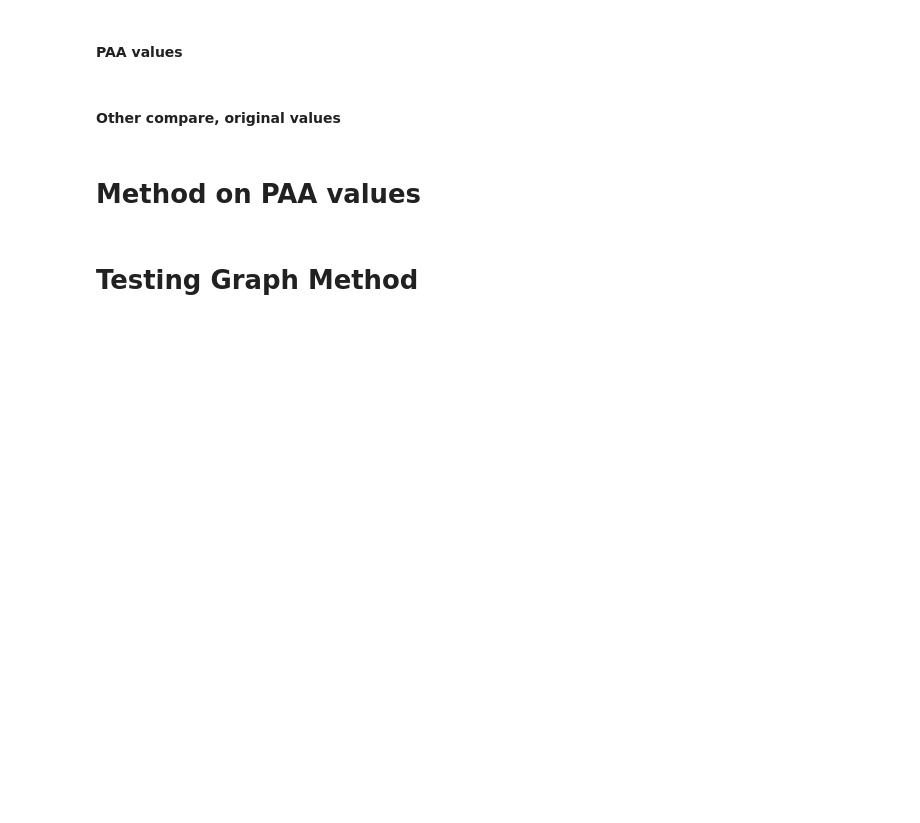
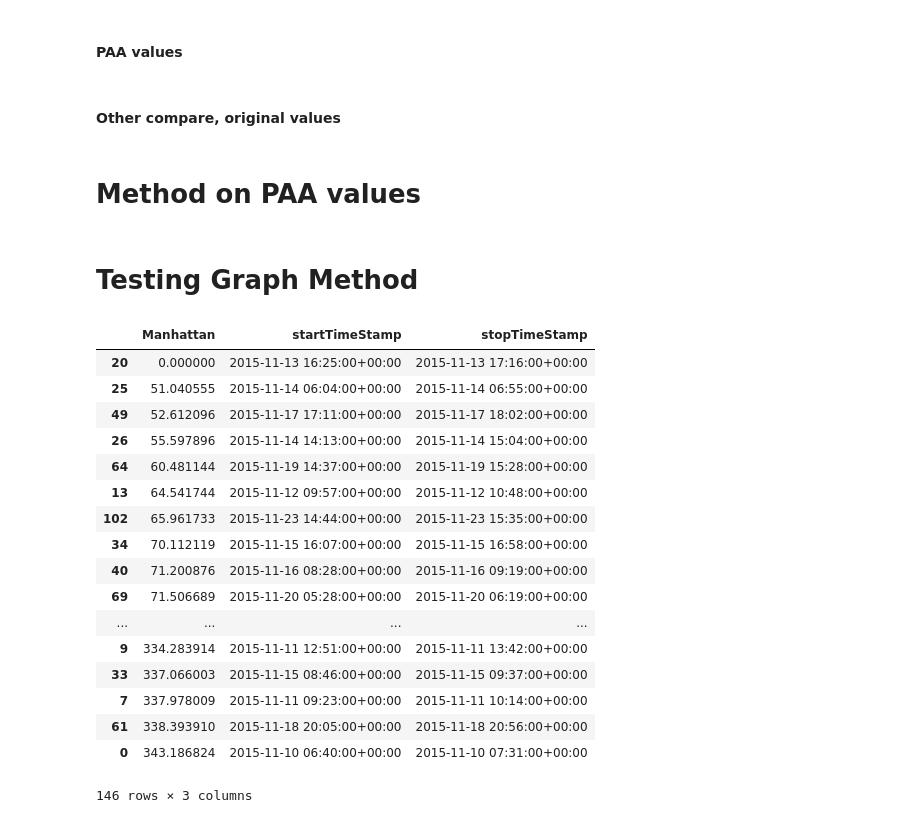
Before and after one commit to opengridcc/opengrid-dev, a Jupyter notebook: notebooks/Analysis/Thesis_Max&Jean/Recurring_patterns.ipynb, the cells around one changed output. Drawn from its saved outputs; the diff is of its cells as text; code cells hidden in the pictures; blank space fills up the shorter version.

```diff
--- a/notebooks/Analysis/Thesis_Max&Jean/Recurring_patterns.ipynb
+++ b/notebooks/Analysis/Thesis_Max&Jean/Recurring_patterns.ipynb
@@ -678,0 +721,21 @@ charts.plot(concatinate, stock=True, show='inline')
+# %%
+best_values_df_list
+# %% [output]
+|  | Manhattan | startTimeStamp | stopTimeStamp |
+| 20 | 0.000000 | 2015-11-13 16:25:00+00:00 | 2015-11-13 17:16:00+00:00 |
+| 25 | 51.040555 | 2015-11-14 06:04:00+00:00 | 2015-11-14 06:55:00+00:00 |
+| 49 | 52.612096 | 2015-11-17 17:11:00+00:00 | 2015-11-17 18:02:00+00:00 |
+| 26 | 55.597896 | 2015-11-14 14:13:00+00:00 | 2015-11-14 15:04:00+00:00 |
+| 64 | 60.481144 | 2015-11-19 14:37:00+00:00 | 2015-11-19 15:28:00+00:00 |
+| 13 | 64.541744 | 2015-11-12 09:57:00+00:00 | 2015-11-12 10:48:00+00:00 |
+| 102 | 65.961733 | 2015-11-23 14:44:00+00:00 | 2015-11-23 15:35:00+00:00 |
+| 34 | 70.112119 | 2015-11-15 16:07:00+00:00 | 2015-11-15 16:58:00+00:00 |
+| 40 | 71.200876 | 2015-11-16 08:28:00+00:00 | 2015-11-16 09:19:00+00:00 |
+| 69 | 71.506689 | 2015-11-20 05:28:00+00:00 | 2015-11-20 06:19:00+00:00 |
+| ... | ... | ... | ... |
+| 9 | 334.283914 | 2015-11-11 12:51:00+00:00 | 2015-11-11 13:42:00+00:00 |
+| 33 | 337.066003 | 2015-11-15 08:46:00+00:00 | 2015-11-15 09:37:00+00:00 |
+| 7 | 337.978009 | 2015-11-11 09:23:00+00:00 | 2015-11-11 10:14:00+00:00 |
+| 61 | 338.393910 | 2015-11-18 20:05:00+00:00 | 2015-11-18 20:56:00+00:00 |
+| 0 | 343.186824 | 2015-11-10 06:40:00+00:00 | 2015-11-10 07:31:00+00:00 |
+146 rows × 3 columns
```
Also changed, not shown: parts of 64 cells of this notebook, 3 other files.
